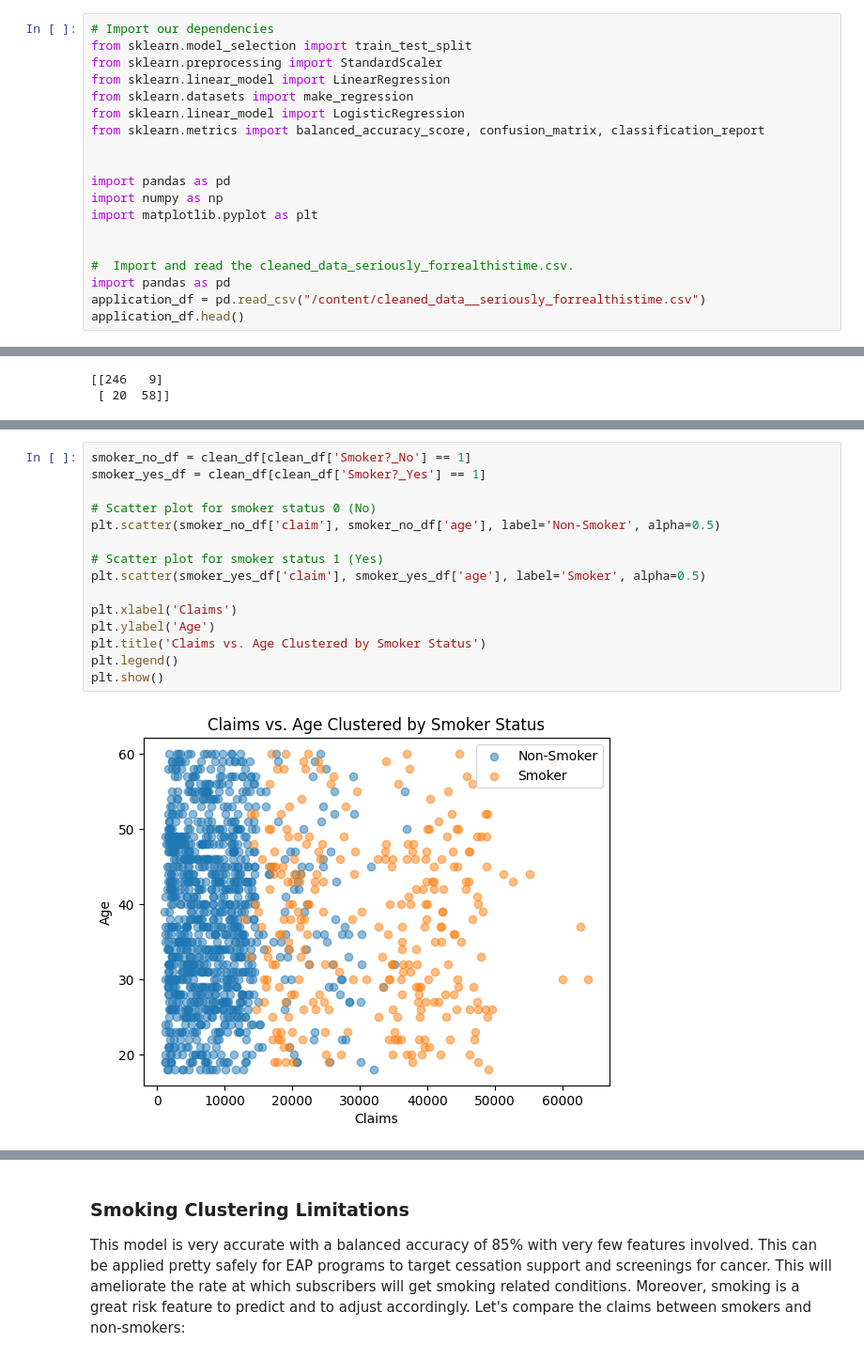
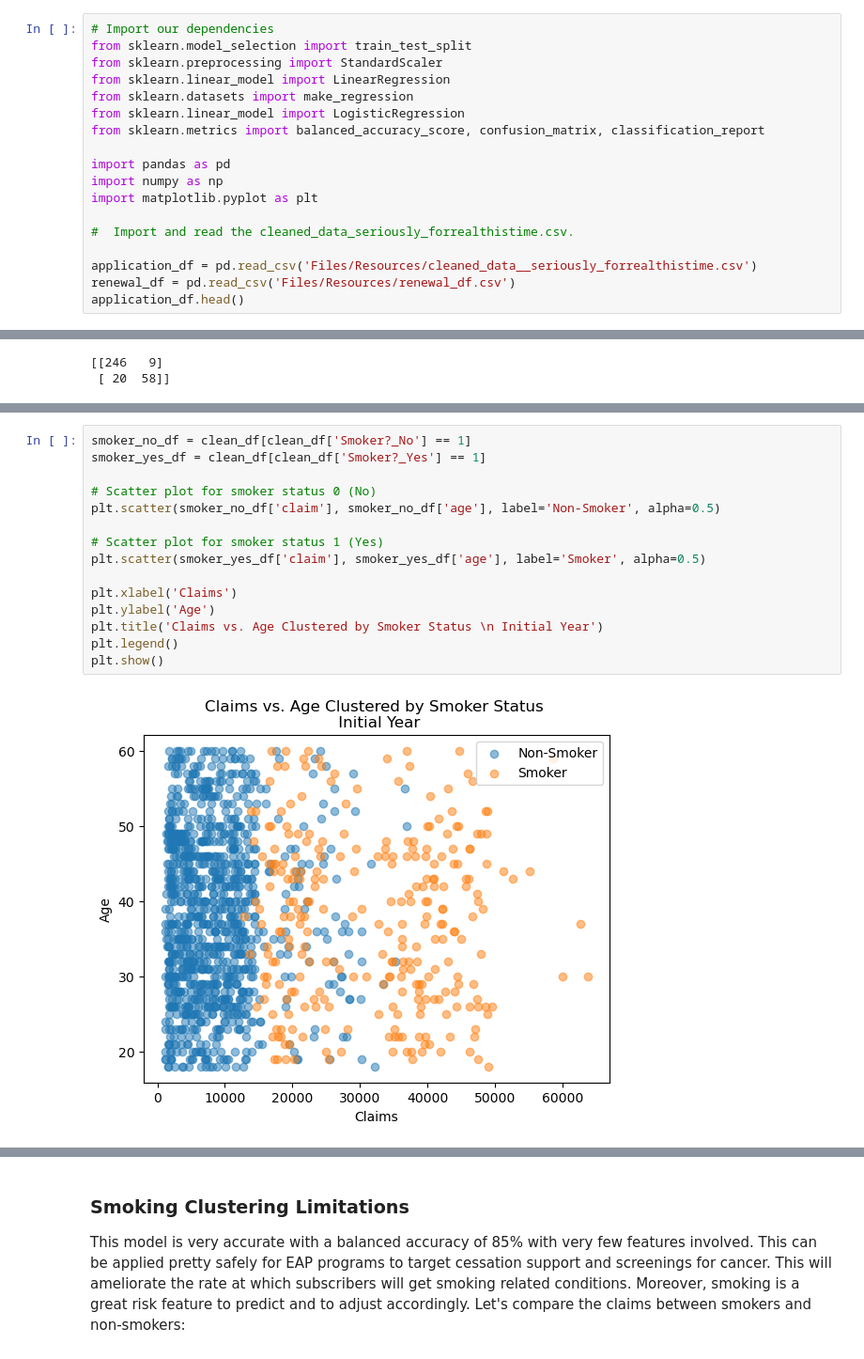
Before and after one commit to Hermaeus1/Health-Claims-P4, a Jupyter notebook: Claims_Learning_withGraphs.ipynb, the cells around one changed output, grey strips where cells are left out. Shown at 94% size. Saved outputs shown, nothing was run; the diff lists cells and outputs as text.

```diff
--- a/Claims_Learning_withGraphs.ipynb
+++ b/Claims_Learning_withGraphs.ipynb
@@ -14,15 +14,14 @@ from sklearn.datasets import make_regression
 from sklearn.linear_model import LogisticRegression
 from sklearn.metrics import balanced_accuracy_score, confusion_matrix, classification_report
 
-
 import pandas as pd
 import numpy as np
 import matplotlib.pyplot as plt
 
+#  Import and read the cleaned_data_seriously_forrealthistime.csv.
 
-#  Import and read the cleaned_data_seriously_forrealthistime.csv.
-import pandas as pd
-application_df = pd.read_csv("/content/cleaned_data__seriously_forrealthistime.csv")
+application_df = pd.read_csv('Files/Resources/cleaned_data__seriously_forrealthistime.csv')
+renewal_df = pd.read_csv('Files/Resources/renewal_df.csv')
 application_df.head()
 # %% [output]
 |  | index | PatientID | age | gender | bmi | bloodpressure | diabetic | children | smoker | region | ... |
@@ -521,17 +681,17 @@ weighted avg       0.91      0.91      0.91       333
 # %%
 smoker_no_df = clean_df[clean_df['Smoker?_No'] == 1]
 smoker_yes_df = clean_df[clean_df['Smoker?_Yes'] == 1]
 
 # Scatter plot for smoker status 0 (No)
 plt.scatter(smoker_no_df['claim'], smoker_no_df['age'], label='Non-Smoker', alpha=0.5)
 
 # Scatter plot for smoker status 1 (Yes)
 plt.scatter(smoker_yes_df['claim'], smoker_yes_df['age'], label='Smoker', alpha=0.5)
 
 plt.xlabel('Claims')
 plt.ylabel('Age')
-plt.title('Claims vs. Age Clustered by Smoker Status')
+plt.title('Claims vs. Age Clustered by Smoker Status \n Initial Year')
 plt.legend()
 plt.show()
 # %% [output]
-[figure, old version]
+[figure, new version]
```
Also changed, not shown: parts of 20 cells of this notebook, 14 other files.
